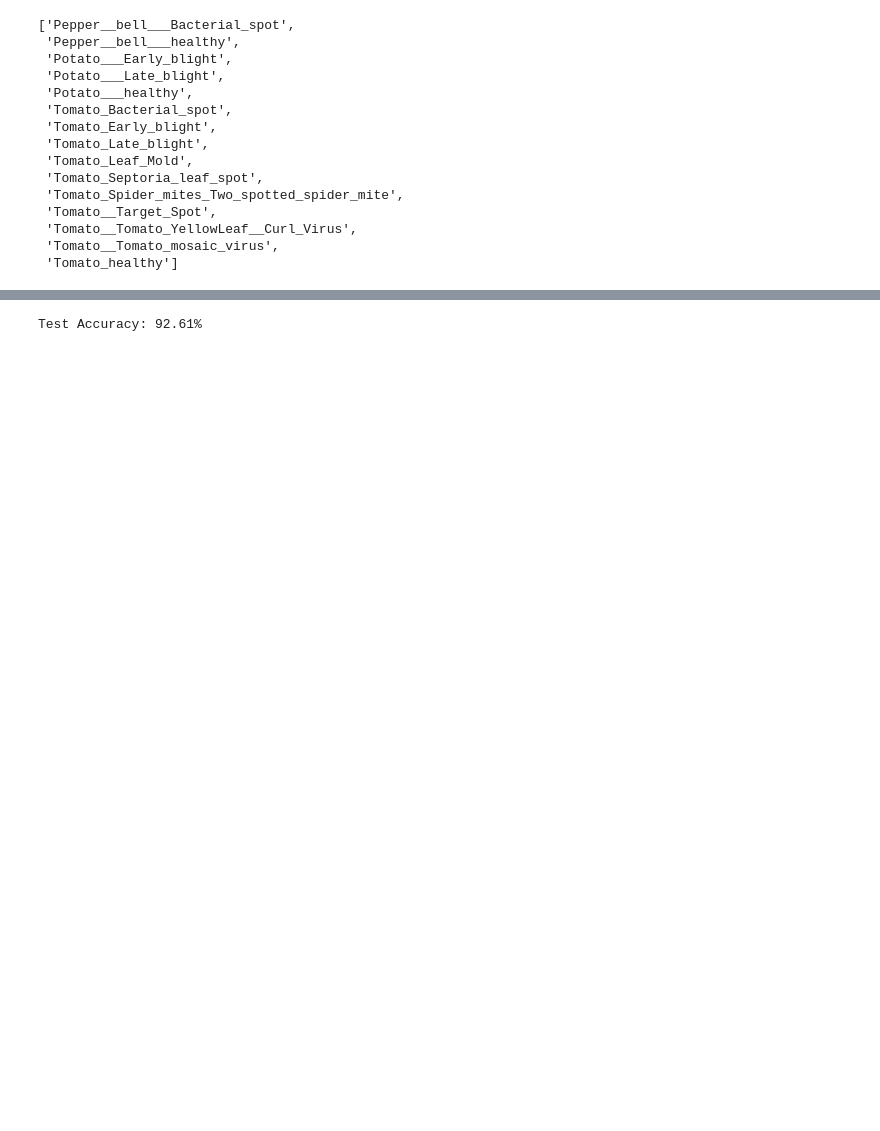
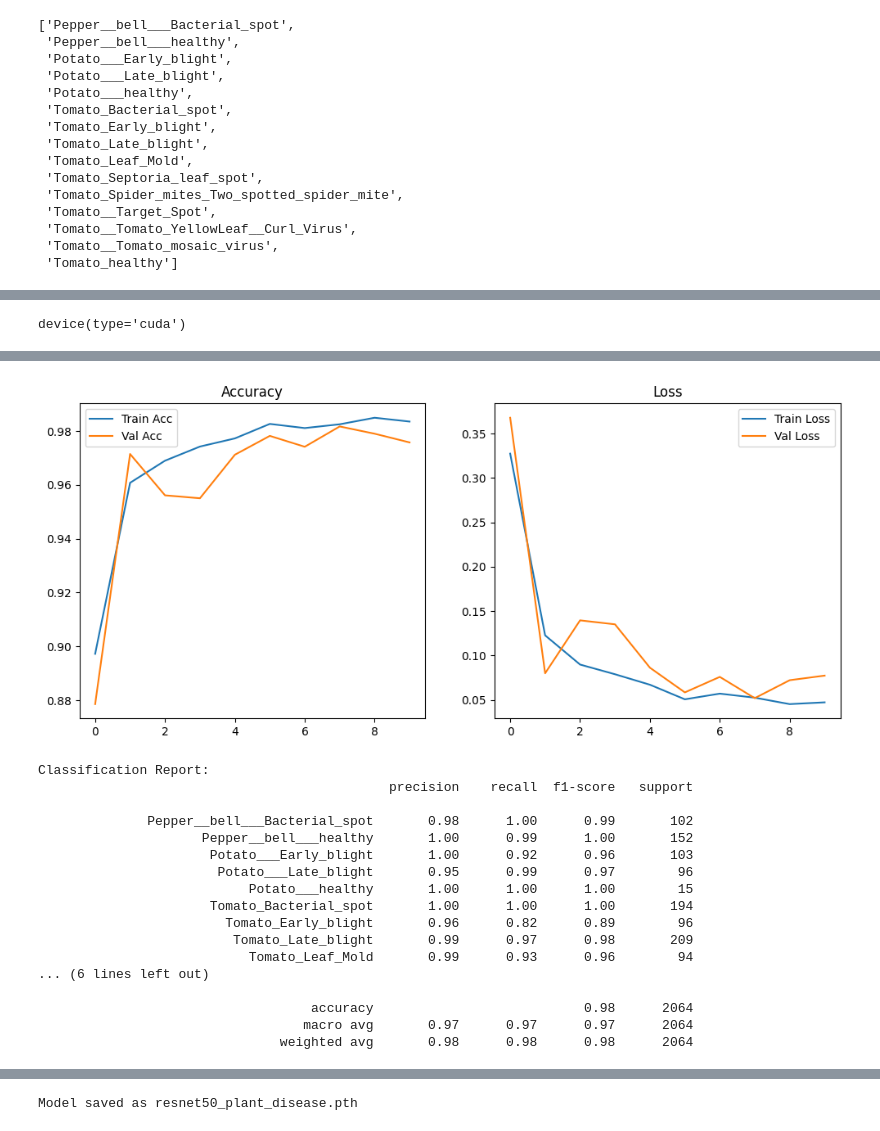
Before and after one commit to anusanth26/Plant-Leaf-Disease-Detection, a Jupyter notebook: DeepLearning/ResNet.ipynb, the cells around one changed output, grey strips where cells are left out. Drawn from its saved outputs; the diff is of its cells as text; code cells hidden in the pictures; blank space fills up the shorter version.

```diff
--- a/DeepLearning/ResNet.ipynb
+++ b/DeepLearning/ResNet.ipynb
@@ -48,6 +97,7 @@ len(train_dataset), len(test_dataset)
 # %%
 # Create data loaders
 train_loader = DataLoader(train_dataset, batch_size=32, shuffle=True)
+validation_loader = DataLoader(val_dataset,batch_size=32,shuffle=False)
 test_loader = DataLoader(test_dataset, batch_size=32, shuffle=False)
 # %%
 for i, (images, labels) in enumerate(train_loader):
@@ -95,15 +120,0 @@ class CNN(nn.Module):
-# %%
-# Training loop
-def train_model(model, optimizer, criterion, train_loader, test_loader, num_epochs=5):
-    for epoch in range(num_epochs):
-        model.train()
-        running_loss = 0.0
-        for images, labels in train_loader:
-            optimizer.zero_grad()
-            outputs = model(images)
-            loss = criterion(outputs, labels)
-            loss.backward()
-            optimizer.step()
-
-            running_loss += loss.item()
-        print(f"Epoch [{epoch+1}/{num_epochs}], Loss: {running_loss/len(train_loader):.4f}")
@@ -110,9 +203,27 @@ def train_model(model, optimizer, criterion, train_loader, test_loader, num_epoc
+# %%
+device = torch.device("cuda" if torch.cuda.is_available() else "cpu")
+device
+# %% [output]
+device(type='cuda')
+# %%
+from torchvision import models
+
+# Load pre-trained ResNet50 model
+model = models.resnet50(weights='DEFAULT')
 # %%
-# Initialize model, loss function, and optimizer
-num_classes = len(dataset.classes)
-model = CNN(num_classes)
+
+# Replace the fully connected layer
+model.fc = nn.Linear(model.fc.in_features, len(dataset.classes))
+
+# Define loss function and optimizer
 criterion = nn.CrossEntropyLoss()
 optimizer = optim.Adam(model.parameters(), lr=0.001)
 
-train_model(model, optimizer, criterion, train_loader, test_loader, num_epochs=10)
+model = model.to(device)
+
+model = train_model(model, optimizer, criterion, train_loader, validation_loader, num_epochs=10)
+test_model(model, test_loader)
+
+torch.save(model.state_dict(), "resnet50_plant_disease.pth")
+print("Model saved as resnet50_plant_disease.pth")
 # %% [output]
@@ -128,0 +240,18 @@ Epoch [10/10], Loss: 0.0959
+[figure, added]
+Classification Report:
+                                             precision    recall  f1-score   support
+
+              Pepper__bell___Bacterial_spot       0.98      1.00      0.99       102
+                     Pepper__bell___healthy       1.00      0.99      1.00       152
+                      Potato___Early_blight       1.00      0.92      0.96       103
+                       Potato___Late_blight       0.95      0.99      0.97        96
+                           Potato___healthy       1.00      1.00      1.00        15
+                      Tomato_Bacterial_spot       1.00      1.00      1.00       194
+                        Tomato_Early_blight       0.96      0.82      0.89        96
+                         Tomato_Late_blight       0.99      0.97      0.98       209
+                           Tomato_Leaf_Mold       0.99      0.93      0.96        94
+... (6 lines left out)
+
+                                   accuracy                           0.98      2064
+                                  macro avg       0.97      0.97      0.97      2064
+                               weighted avg       0.98      0.98      0.98      2064
@@ -129,18 +259 @@ Epoch [10/10], Loss: 0.0959
+Model saved as resnet50_plant_disease.pth
-# %%
-def test_model(model, test_loader):
-    # Evaluation loop
-    model.eval()
-    correct = 0
-    total = 0
-    with torch.no_grad():
-        for images, labels in test_loader:
-            outputs = model(images)
-            _, predicted = torch.max(outputs, 1)
-            total += labels.size(0)
-            correct += (predicted == labels).sum().item()
-
-    print(f"Test Accuracy: {100 * correct / total:.2f}%")
-
-test_model(model, test_loader)
-# %% [output]
-Test Accuracy: 92.61%
```
Also changed, not shown: parts of 18 cells of this notebook.
